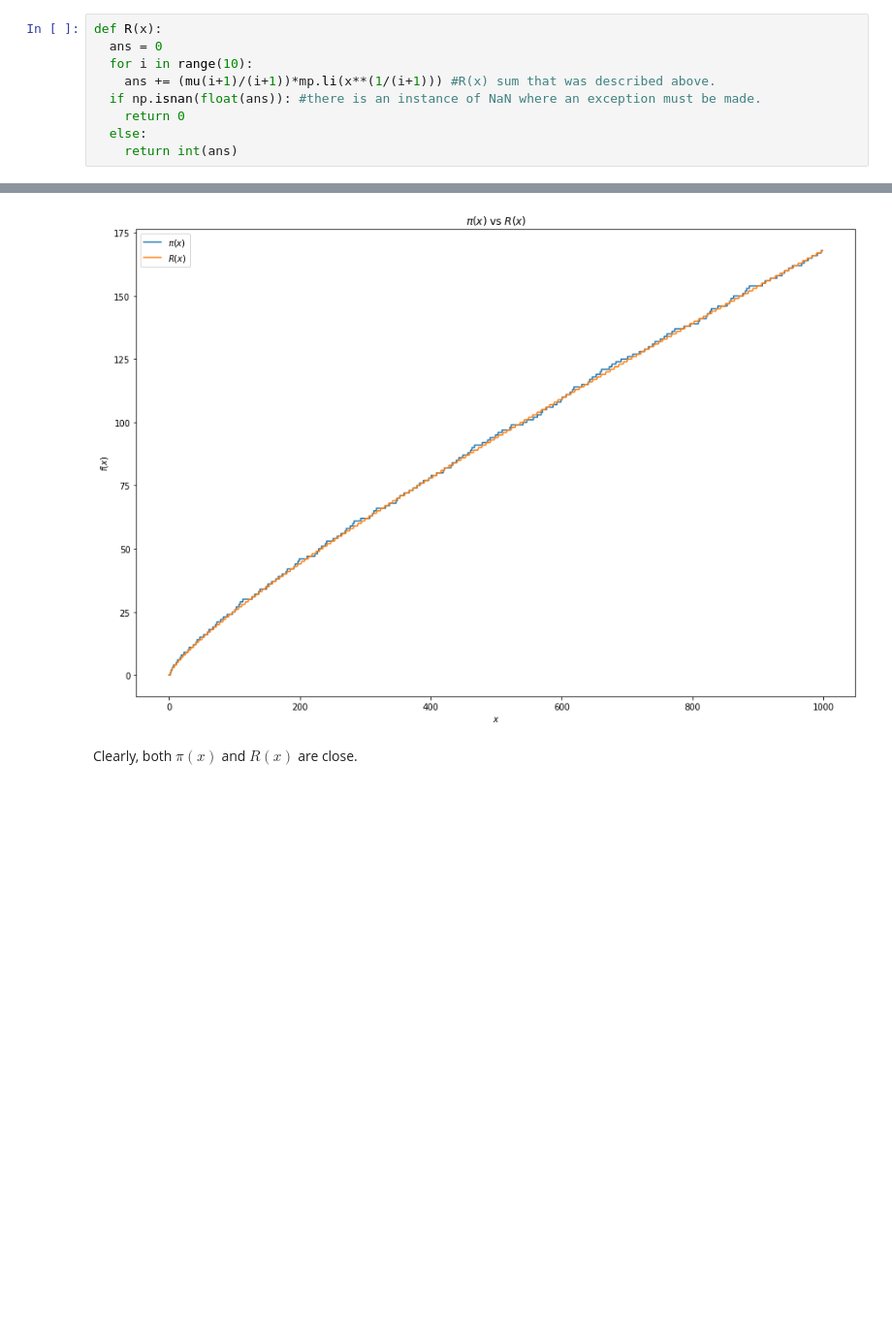
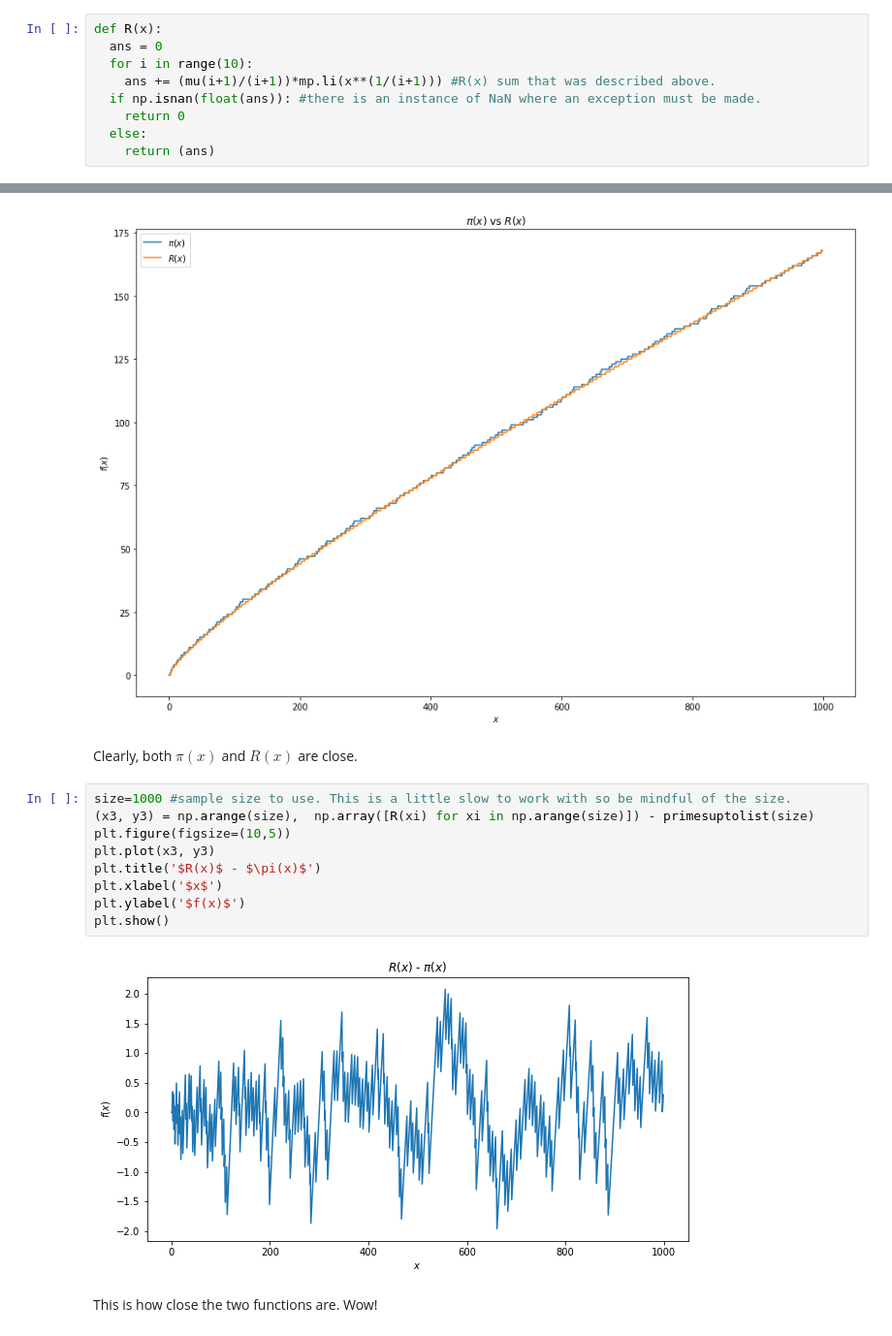
Before and after one commit to JZBarsky/TestRepo, a Jupyter notebook: project_2_Josh_B_edits.ipynb, the cells around one changed output, grey strips where cells are left out. Shown at 97% size. Cells and saved outputs as stored; diff of their text form; blank space fills up the shorter version.

```diff
--- a/project_2_Josh_B_edits.ipynb
+++ b/project_2_Josh_B_edits.ipynb
@@ -204,7 +204,7 @@ def R(x):
   if np.isnan(float(ans)): #there is an instance of NaN where an exception must be made.
     return 0
   else:
-    return int(ans)
+    return (ans)
 # %%
 size=1000 #sample size to use. This is a little slow to work with so be mindful of the size.
 (x, y) = np.arange(size), primesuptolist(size)
@@ -221,3 +221,16 @@ plt.show()
 [figure]
 # %% [markdown]
 Clearly, both $\pi(x)$ and $R(x)$ are close.
+# %%
+size=1000 #sample size to use. This is a little slow to work with so be mindful of the size.
+(x3, y3) = np.arange(size),  np.array([R(xi) for xi in np.arange(size)]) - primesuptolist(size)
+plt.figure(figsize=(10,5))
+plt.plot(x3, y3)
+plt.title('$R(x)$ - $\pi(x)$')
+plt.xlabel('$x$')
+plt.ylabel('$f(x)$')
+plt.show()
+# %% [output]
+[figure, added]
+# %% [markdown]
+This is how close the two functions are. Wow!
```
Also changed, not shown: parts of 1 cell of this notebook.
